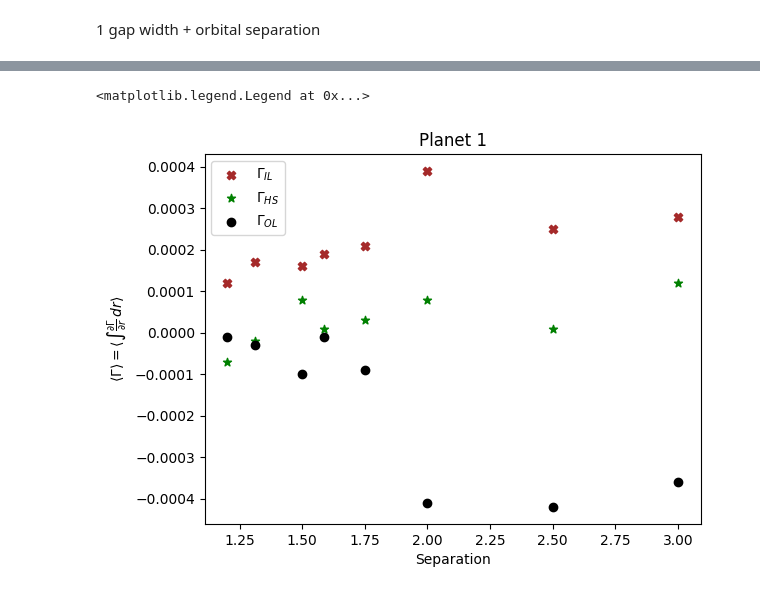
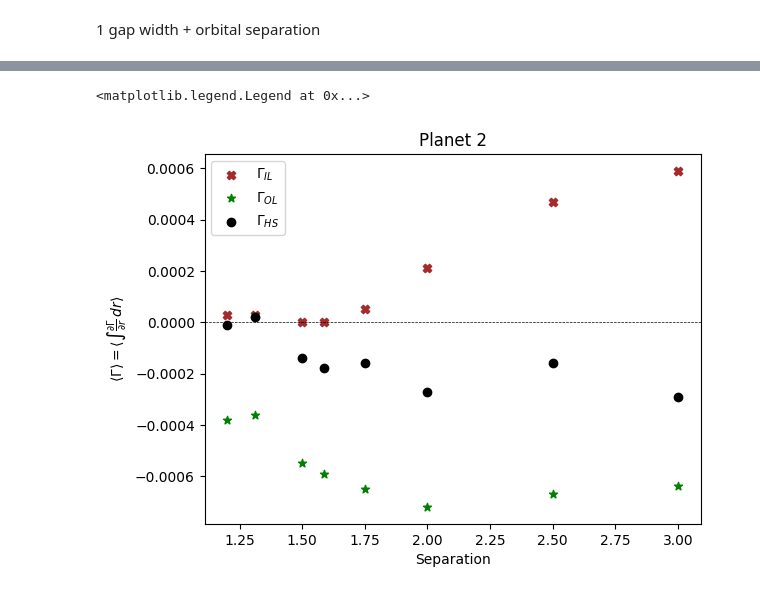
Before and after one commit to SudatKhan/athena_simulations, a Jupyter notebook: resonance_torque.ipynb, the cells around one changed output, grey strips where cells are left out. Drawn from its saved outputs; the diff is of its cells as text; code cells hidden in the pictures.

```diff
--- a/resonance_torque.ipynb
+++ b/resonance_torque.ipynb
@@ -44,7 +44,7 @@ d_r = r_c[1:] - r_c[:-1]
 # %%
 #Orbital distance of Planet 1 and Planet 2
 p_r1 = 1.0
-p_r2 = np.cbrt(2.25)
+p_r2 = 3.0
 # %%
 '''Conversion from Polar -> Cartesian'''
 xp1 = rp1_c[None,:] * np.cos(phip1_c[:,None])
@@ -234,7 +234,7 @@ r_torque_dm = sum_r_torque_dm/len(range(600,800,1))
 sum_r_torque = 0
 sum_r_torque_dm = 0
 for i in range(600,800,1):
-    data = athena_read.athdf(f'/home/sudat/cca/fixed/jupiter-jupiter/3:2_fixed/disk.out1.00{i}.athdf')
+    data = athena_read.athdf(f'/home/sudat/cca/fixed/jupiter-jupiter/a3_fixed/disk.out1.00{i}.athdf')
     dens = data.get('dens')[0]
     r = data.get('x1v')
     phi = data.get('x2v')
@@ -261,7 +261,7 @@ r_torque_dmp1 = sum_r_torque_dm/len(range(600,800,1))
 '''Planet 2'''
 sum_r_torque = 0
 for i in range(600,800,1):
-    data = athena_read.athdf(f'/home/sudat/cca/fixed/jupiter-jupiter/3:2_fixed/disk.out1.00{i}.athdf')
+    data = athena_read.athdf(f'/home/sudat/cca/fixed/jupiter-jupiter/a3_fixed/disk.out1.00{i}.athdf')
     dens = data.get('dens')[0]
     r = data.get('x1v')
     phi = data.get('x2v')
@@ -441 +431,11 @@ separation = np.array([1.2, 1.5, 1.75, 2.0, 2.5, 3.0, 1.587, 1.31])
+# %%
+inner1 = np.array([0.00013, 0.00018, 0.00016, 0.00018, 0.00024, 0.00028, 0.00027, 0.00024])
+outer1 = np.array([-4.0e-5, -4.0e-5, -6.0e-5, -2.0e-5, -5.0e-5, -0.00027, -0.00040, -0.00038])
+h1     = np.array([-6.0e-5, -4.0e-5, 2.0e-5, 2.0e-5, 1.0e-5, 2.0e-5, -6.0e-15, 9.0e-5])
+
+inner2 = np.array([3.0e-5, 3.0e-5,     0.0,      0.0,     5.0e-5, 0.00021, 0.00047, 0.00059])
+outer2 = np.array([-0.00038, -0.00036, -0.00055, -0.00059, -0.00065, -0.00072, -0.00067, -0.00064])
+h2     = np.array([-1.0e-5, 2.0e-5, -0.00014, -0.00018, -0.00016, -0.00027, -0.00016, -0.00029])
+
+separation = np.array([1.2, np.cbrt(2.25), 1.5, np.cbrt(4.0), 1.75, 2.0, 2.5, 3.0])
 # %%
@@ -452,13 +468,14 @@ plt.legend()
 # %%
-plt.scatter(separation, inner1, label=r'$\Gamma_{IL}$', color='brown', marker='X')
-plt.scatter(separation, h1, label=r'$\Gamma_{HS}$', color='green', marker='*')
-plt.scatter(separation, -(outer1), label=r'$\Gamma_{OL}$',  color='black', marker='o')
+plt.scatter(separation, inner2, label=r'$\Gamma_{IL}$', color='brown', marker='X')
+plt.scatter(separation, outer2, label=r'$\Gamma_{OL}$',  color='green', marker='*')
+plt.scatter(separation, h2, label=r'$\Gamma_{HS}$', color='black', marker='o')
+plt.axhline(y=0, linestyle='dashed', color='black', linewidth=0.5)
 
 plt.xlabel('Separation')
 plt.ylabel(r'$\langle \Gamma \rangle = \langle \int \frac{\partial \Gamma}{\partial r} \, dr \rangle$')
-plt.title('Planet 1')
+plt.title('Planet 2')
 
 plt.legend()
 # %% [output]
 <matplotlib.legend.Legend at 0x...>
-[figure, old version]
+[figure, new version]
```
Also changed, not shown: parts of 12 cells of this notebook.
